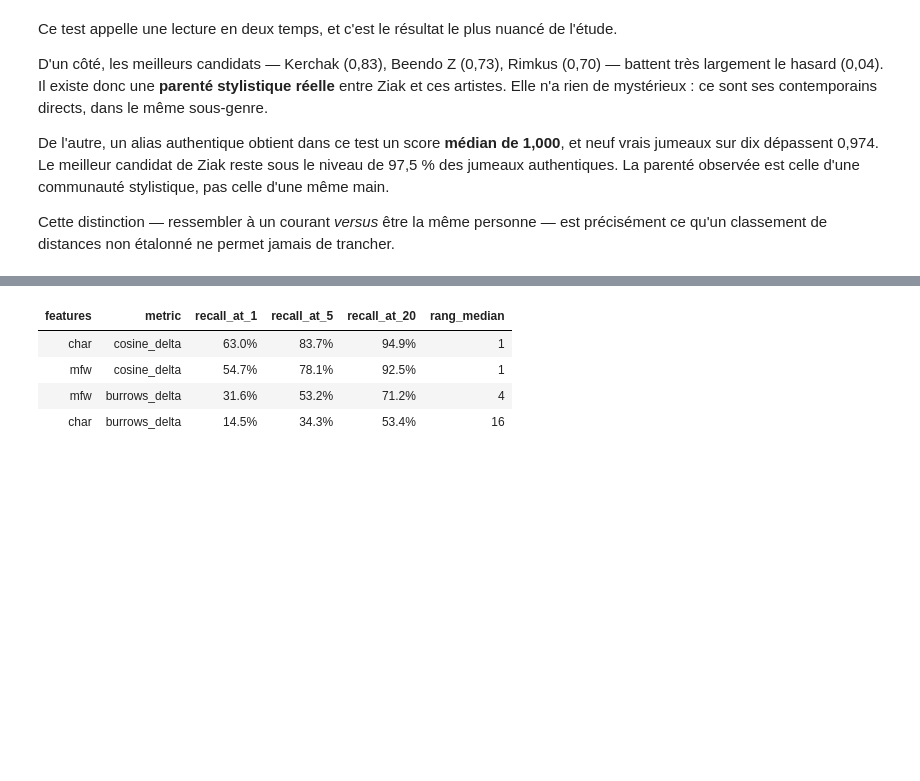
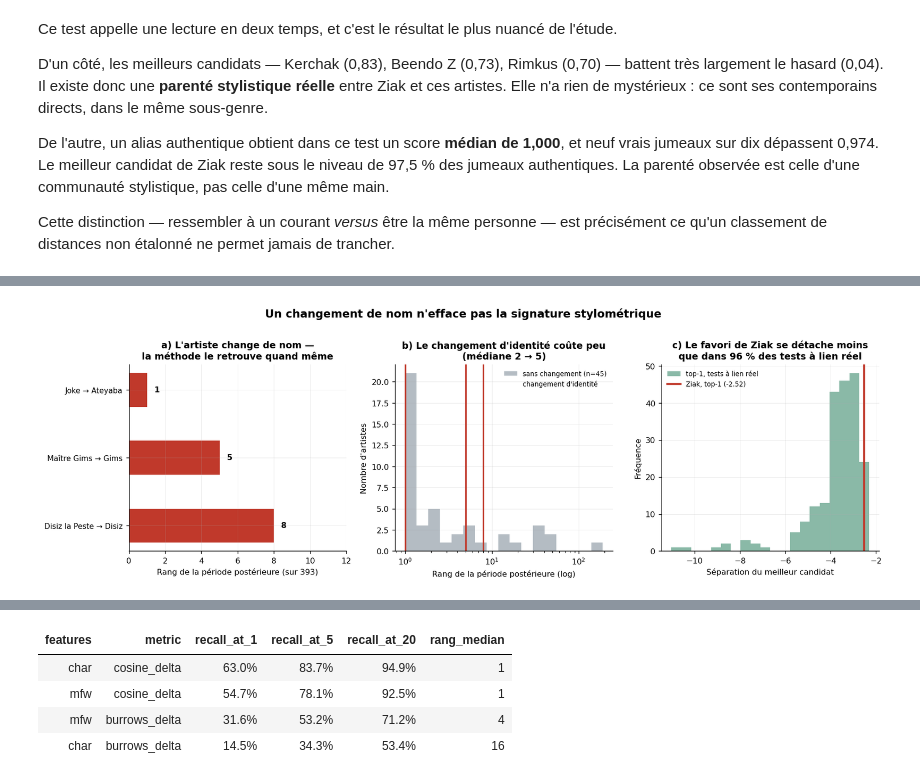
Before and after one commit to Tasswest/CPES2027, a Jupyter notebook: 02_stylometrie_ziak.ipynb, the cells around one changed output, grey strips where cells are left out. Saved outputs shown, nothing was run; the diff lists cells and outputs as text; code cells hidden in the pictures; blank space fills up the shorter version.

```diff
--- a/02_stylometrie_ziak.ipynb
+++ b/02_stylometrie_ziak.ipynb
@@ -463,0 +559,4 @@ précisément ce qu'un classement de distances non étalonné ne permet jamais d
+# %%
+display(Image(filename=str(IMAGES_DIR / "14_1_alias_temporel.png")))
+# %% [output]
+[figure, added]
```
Also changed, not shown: parts of 19 cells of this notebook, 8 other files.
